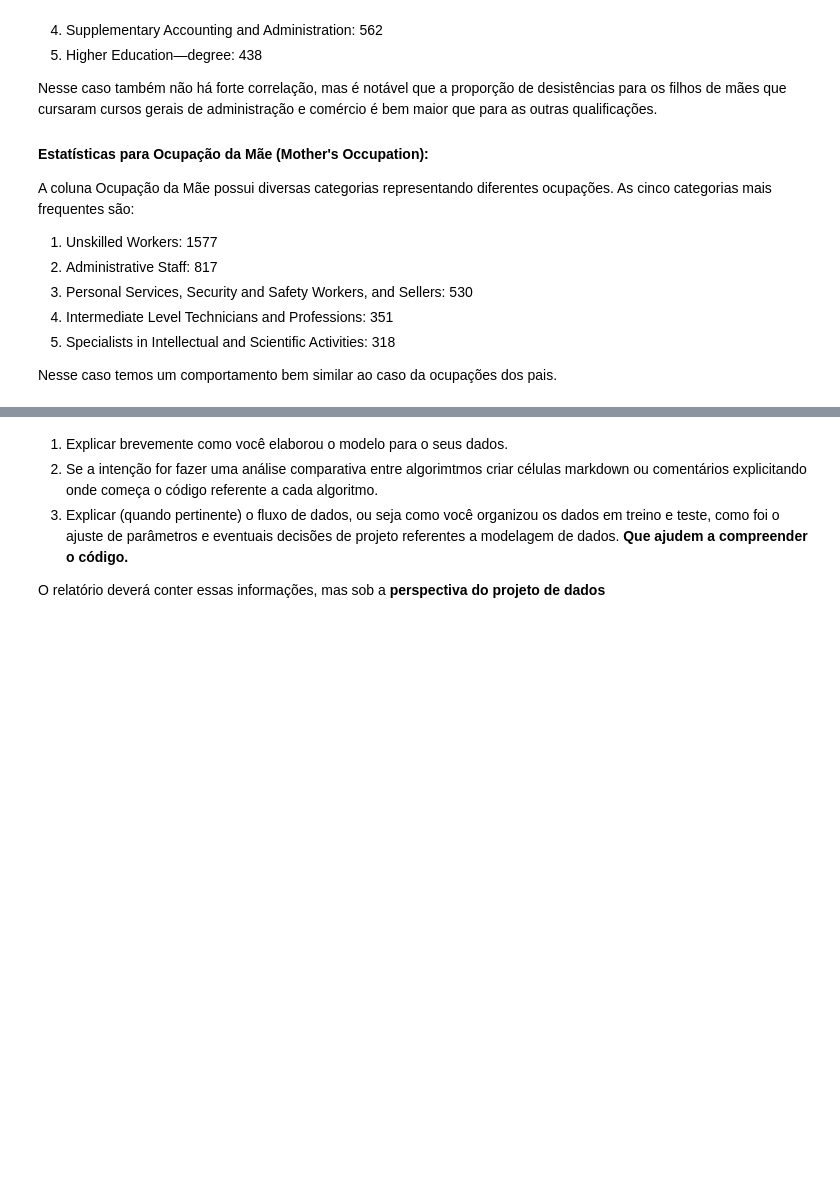
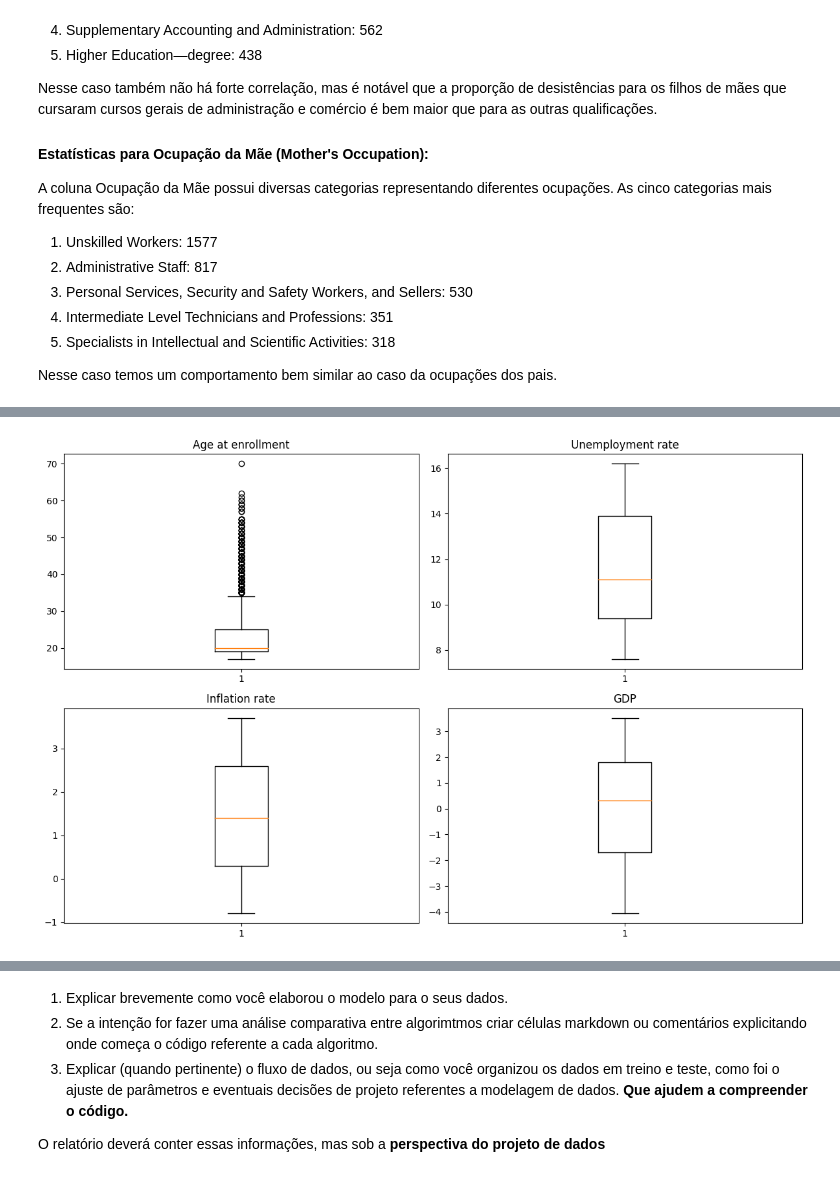
Before and after one commit to Chbmleao/DataMining-TP4, a Jupyter notebook: TP_Mineração_de_Dados.ipynb, the cells around one changed output, grey strips where cells are left out. Cells and saved outputs as stored; diff of their text form; code cells hidden in the pictures; blank space fills up the shorter version.

Commit message:
feat: add data preparation section

```diff
--- a/TP_Mineração_de_Dados.ipynb
+++ b/TP_Mineração_de_Dados.ipynb
@@ -516,0 +517,3 @@ Nesse caso temos um comportamento bem similar ao caso da ocupações dos pais.
+# %%
+df['Target'] = df['Target'].map({'Dropout': 0, 'Enrolled': 1, 'Graduate': 2})
+df.head()
@@ -516,0 +528,7 @@ Nesse caso temos um comportamento bem similar ao caso da ocupações dos pais.
+# %%
+# Removendo colunas não desejadas
+colunas_remover = ['Application mode', 'Application order', 'Nacionality']
+df_preparado = df.drop(columns=colunas_remover)
+
+# Visualizando as primeiras linhas do DataFrame preparado
+print(df_preparado.head())
@@ -516,0 +553,22 @@ Nesse caso temos um comportamento bem similar ao caso da ocupações dos pais.
+# %%
+def plot_numerical_variable_outliers():
+  # Visualizar box plots para cada coluna tratada
+  fig, axs = plt.subplots(2, 2, figsize=(12, 8))
+  axs[0, 0].boxplot(df_preparado['Age at enrollment'])
+  axs[0, 0].set_title('Age at enrollment')
+
+  axs[0, 1].boxplot(df_preparado['Unemployment rate'])
+  axs[0, 1].set_title('Unemployment rate')
+
+  axs[1, 0].boxplot(df_preparado['Inflation rate'])
+  axs[1, 0].set_title('Inflation rate')
+
+  axs[1, 1].boxplot(df_preparado['GDP'])
+  axs[1, 1].set_title('GDP')
+
+  plt.tight_layout()
+  plt.show()
+# %%
+plot_numerical_variable_outliers()
+# %% [output]
+[figure, added]
```
Also changed, not shown: parts of 12 cells of this notebook.
